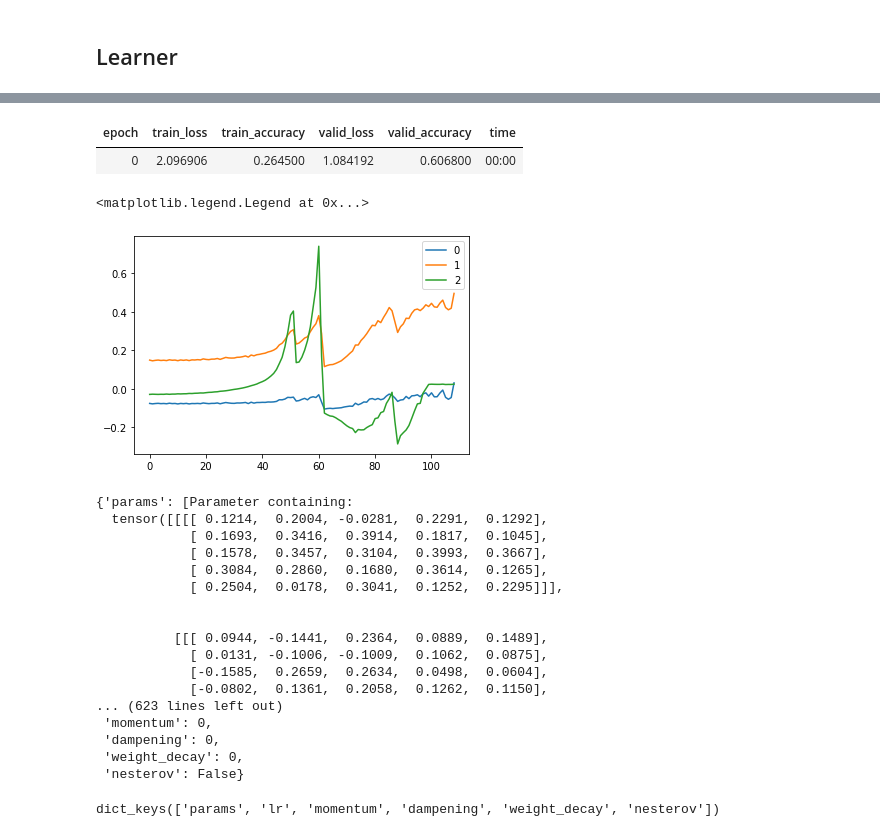
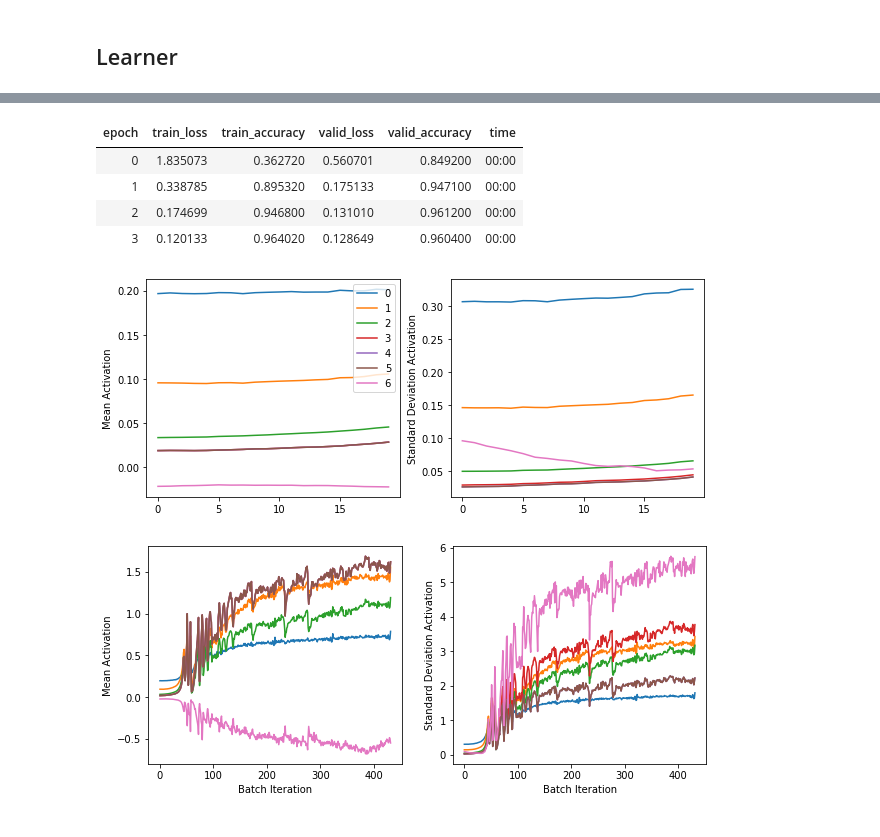
Before and after one commit to rickyfernandez/fastai_course_3, a Jupyter notebook: course_2/Initialization_Paper.ipynb, the cells around one changed output, grey strips where cells are left out. Drawn from its saved outputs; the diff is of its cells as text; code cells hidden in the pictures.

```diff
--- a/course_2/Initialization_Paper.ipynb
+++ b/course_2/Initialization_Paper.ipynb
@@ -155,6 +142,10 @@ torch.Size([10])
 # %% [markdown]
 ## Callbacks
 # %%
-callbacks = [ProgressCallback, partial(AvgStatsCallback, accuracy), CudaCallback]
+callbacks = [ProgressCallback,
+             partial(AvgStatsCallback, accuracy),
+             CudaCallback,
+             partial(BatchTransformCallBack, view_trans(1, 28, 28)),
+             partial(HookCallBack, append_stats)]
 # %% [markdown]
 ## Learner
@@ -180,15 +152,10 @@ from torch.optim import SGD
 # %%
+model = get_cnn_model(data, filters, conv2d_layer)
 learn = Learner(model, data, loss, lr=0.4, cb_funcs=callbacks, opt_func=SGD)
+learn.fit(4)
+# %% [output]
+| epoch | train_loss | train_accuracy | valid_loss | valid_accuracy | time |
+| 0 | 1.835073 | 0.362720 | 0.560701 | 0.849200 | 00:00 |
+| 1 | 0.338785 | 0.895320 | 0.175133 | 0.947100 | 00:00 |
+| 2 | 0.174699 | 0.946800 | 0.131010 | 0.961200 | 00:00 |
+| 3 | 0.120133 | 0.964020 | 0.128649 | 0.960400 | 00:00 |
-# %%
-learn.fit(1)
-# %% [output]
-| epoch | train_loss | train_accuracy | valid_loss | valid_accuracy | time |
-| 0 | 2.096906 | 0.264500 | 1.084192 | 0.606800 | 00:00 |
-# %%
-for h in hooks:
-    plt.plot(h.stats[0])
-    h.remove()
-plt.legend(range(4))
-# %% [output]
-<matplotlib.legend.Legend at 0x...>
-[figure, removed]
@@ -200,24 +162,22 @@ for k in o.param_groups:
-# %%
-k
-# %% [output]
-{'params': [Parameter containing:
-  tensor([[[[ 0.1214,  0.2004, -0.0281,  0.2291,  0.1292],
-            [ 0.1693,  0.3416,  0.3914,  0.1817,  0.1045],
-            [ 0.1578,  0.3457,  0.3104,  0.3993,  0.3667],
-            [ 0.3084,  0.2860,  0.1680,  0.3614,  0.1265],
-            [ 0.2504,  0.0178,  0.3041,  0.1252,  0.2295]]],
-
-
-          [[[ 0.0944, -0.1441,  0.2364,  0.0889,  0.1489],
-            [ 0.0131, -0.1006, -0.1009,  0.1062,  0.0875],
-            [-0.1585,  0.2659,  0.2634,  0.0498,  0.0604],
-            [-0.0802,  0.1361,  0.2058,  0.1262,  0.1150],
-... (623 lines left out)
- 'momentum': 0,
- 'dampening': 0,
- 'weight_decay': 0,
- 'nesterov': False}
-# %%
-k.keys()
-# %% [output]
-dict_keys(['params', 'lr', 'momentum', 'dampening', 'weight_decay', 'nesterov'])
+# %%
+fig, axes = plt.subplots(1, 2, figsize=(10,4))
+for h in learn.hook_call_back.hooks:
+    axes[0].plot(h.stats[0][:20])
+    axes[1].plot(h.stats[1][:20])
+    h.remove()
+axes[0].legend(range(len(learn.hook_call_back.hooks)))
+axes[0].set_ylabel("Mean Activation")
+axes[1].set_ylabel("Standard Deviation Activation")
+
+fig, axes = plt.subplots(1, 2, figsize=(10,4))
+for h in learn.hook_call_back.hooks:
+    axes[0].plot(h.stats[0])
+    axes[1].plot(h.stats[1])
+    h.remove()
+axes[0].set_ylabel("Mean Activation")
+axes[0].set_xlabel("Batch Iteration")
+axes[1].set_ylabel("Standard Deviation Activation")
+axes[1].set_xlabel("Batch Iteration");
+# %% [output]
+[figure, added]
+[figure, added]
```
Also changed, not shown: parts of 18 cells of this notebook, 2 other files.
